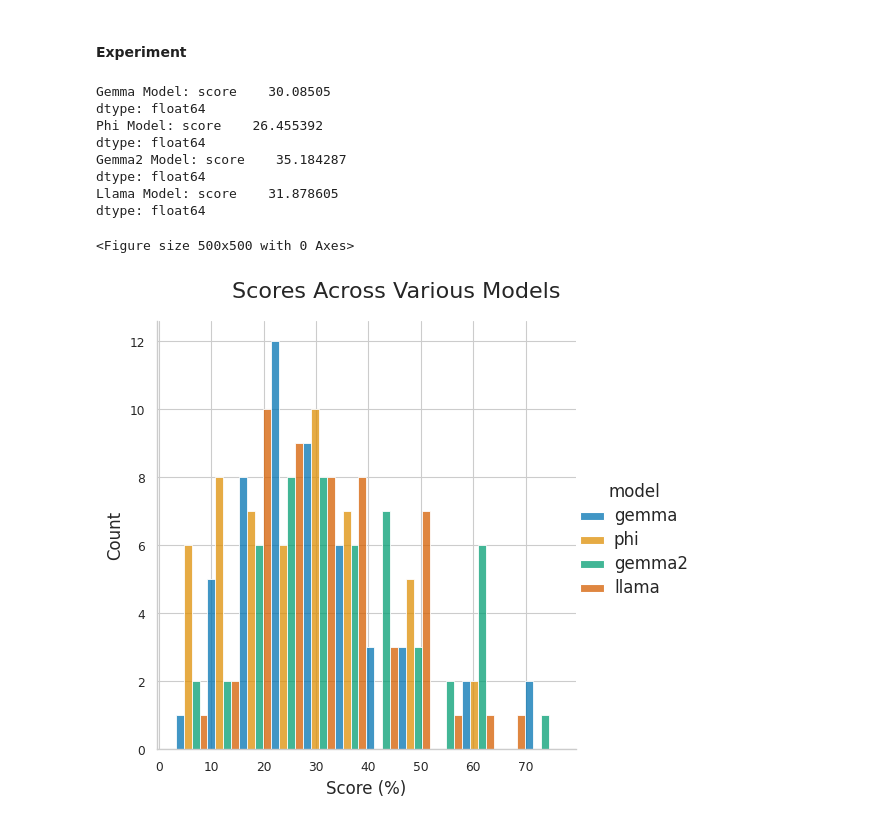
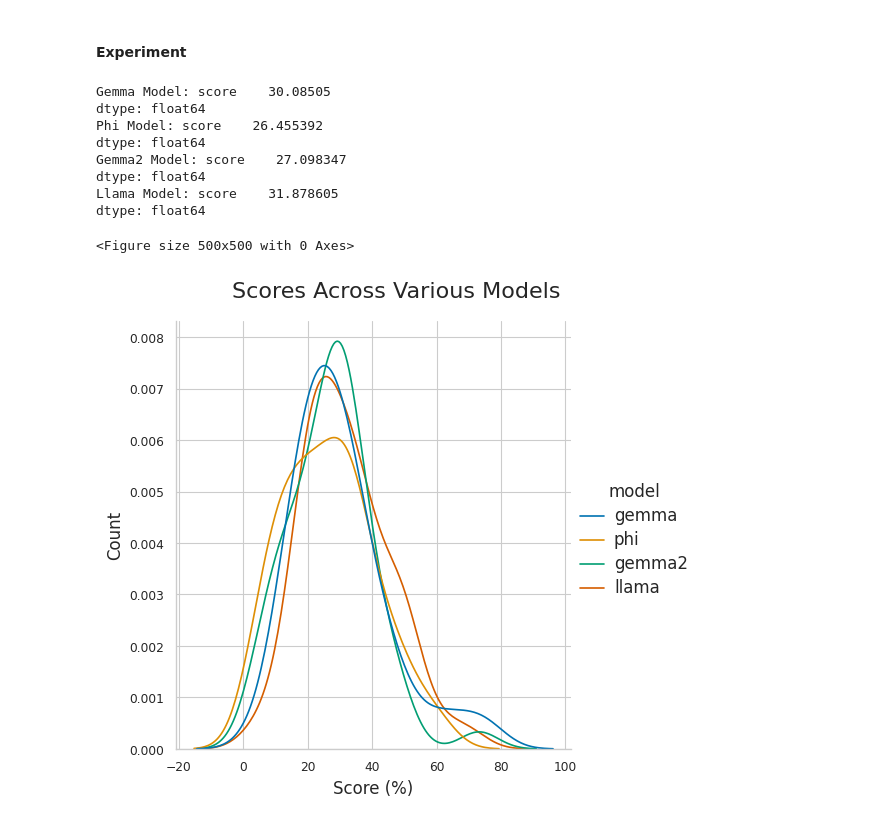
Before and after one commit to swaggirl9000/humor, a Jupyter notebook: experiments/02_phi_gemma_llama.ipynb, the cells around one changed output. Cells and saved outputs as stored; diff of their text form; code cells hidden in the pictures.

```diff
--- a/experiments/02_phi_gemma_llama.ipynb
+++ b/experiments/02_phi_gemma_llama.ipynb
@@ -18,7 +18,7 @@ from humor.bipartite_metric import bipartite_metric
 ground_truth = pd.read_csv('/home/ada/humor/data/stand_up_dataset/standup_data.csv')
 gemma = pd.read_csv('/home/ada/humor/data/stand_up_dataset/gemma_answers.csv')
 phi_model = pd.read_csv("/home/ada/humor/data/stand_up_dataset/phi3_mini_quotes.csv")
-gemma2 = pd.read_csv("/home/ada/humor/data/stand_up_dataset/gemma2 - gemma2.csv")
+gemma2 = pd.read_csv("/home/ada/humor/data/stand_up_dataset/gemma2_2 - gemma2 - gemma2.csv")
 llama = pd.read_csv("/home/ada/humor/data/stand_up_dataset/llama - llama.csv")
 # %% [markdown]
 #### Experiment
@@ -39,33 +39,33 @@ Gemma Model: score    30.08505
 dtype: float64
 Phi Model: score    26.455392
 dtype: float64
-Gemma2 Model: score    35.184287
+Gemma2 Model: score    27.098347
 dtype: float64
 Llama Model: score    31.878605
 dtype: float64
 # %%
 gemma = gemma_metric.assign(model="gemma")
 phi = phi_metric.assign(model="phi")
 gemma2 = gemma2_metric.assign(model = "gemma2")
 llama = llama_metric.assign(model = "llama")
 
 sns.set_style("whitegrid")
 sns.set_context("paper")
 plt.figure(figsize=(5, 5))
 sns.set_palette("colorblind")
 
 df = pd.concat([gemma, phi, gemma2, llama]).reset_index(drop=True)
-plot = sns.displot(df, x="score", hue="model", kind="hist", shrink=1, multiple="dodge")
+plot = sns.displot(df, x="score", hue="model", kind="kde")
 plot.fig.suptitle("Scores Across Various Models", fontsize=16, y=1.05)
 
 plot.set_axis_labels("Score (%)", "Count", fontsize=12)
 
 plot._legend.get_title().set_fontsize(12)
 for text in plot._legend.texts:
     text.set_fontsize(12)
 
 plot.savefig("experiment_02.png")
 plt.show()
 # %% [output]
 <Figure size 500x500 with 0 Axes>
-[figure, old version]
+[figure, new version]
```
Also changed, not shown: 5 other files.
